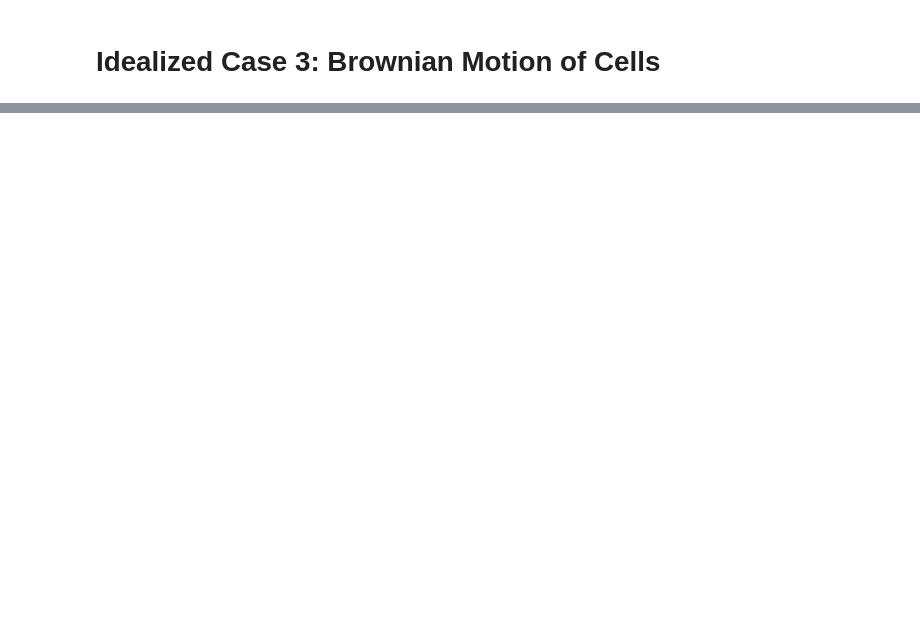
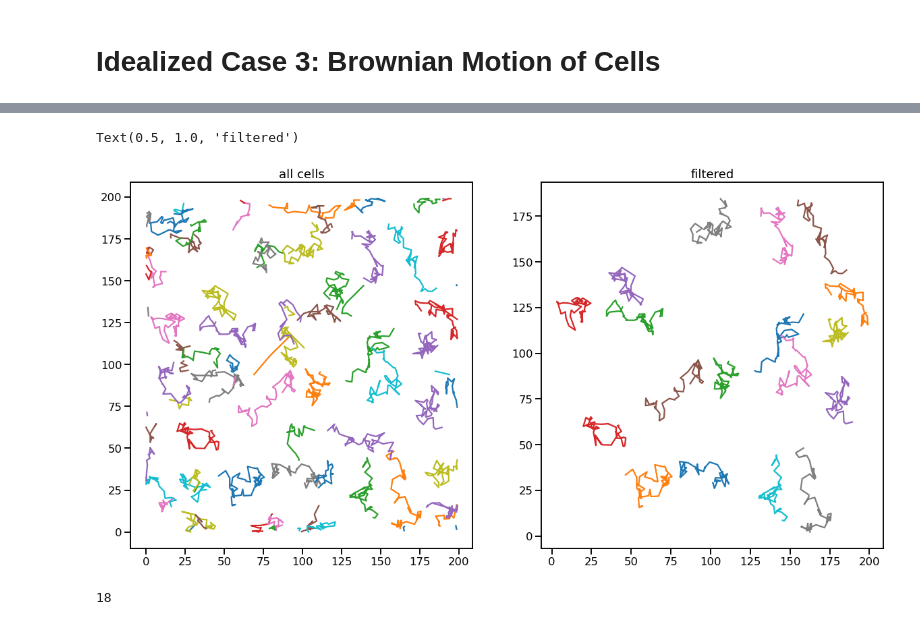
Before and after one commit to tobac-project/tobac-tutorials, a Jupyter notebook: tutorials/Basics/Idealized-Case-3_Brownian_Motion_of_Cells.ipynb, the cells around one changed output, grey strips where cells are left out. Drawn from its saved outputs; the diff is of its cells as text; code cells hidden in the pictures; blank space fills up the shorter version.

```diff
--- a/tutorials/Basics/Idealized-Case-3_Brownian_Motion_of_Cells.ipynb
+++ b/tutorials/Basics/Idealized-Case-3_Brownian_Motion_of_Cells.ipynb
@@ -201,0 +261,32 @@ Text(0.5, 1.0, 'predict')
+# %%
+fig, (ax1, ax2) = plt.subplots(ncols = 2, figsize = (20, 10))
+
+for i, track_i in track1.groupby('cell'):
+    ax1.plot(track_i.sortby('frame')['hdim_2'],
+             track_i.sortby('frame')['hdim_1'],
+            label='cell {}'.format(int(i)),
+            marker ='',
+            linestyle='-')
+#ax2.legend()
+ax1.set_title('all cells')
+
+for i, track_i in track1.groupby('cell'):
+    if len(track_i['frame']) == 50:
+        ax2.plot(track_i.sortby('frame')['hdim_2'],
+                 track_i.sortby('frame')['hdim_1'],
+                label='cell {}'.format(int(i)),
+                marker ='',
+                linestyle='-')
+#ax2.legend()
+ax2.set_title('filtered')
+# %% [output]
+Text(0.5, 1.0, 'filtered')
+[figure, added]
+# %%
+n=0
+for i, track_i in track1.groupby('cell'):
+    if len(track_i['frame']) == 50:
+        n +=1
+print(n)
+# %% [output]
+18
```
Also changed, not shown: parts of 36 cells of this notebook, 1 other file.
